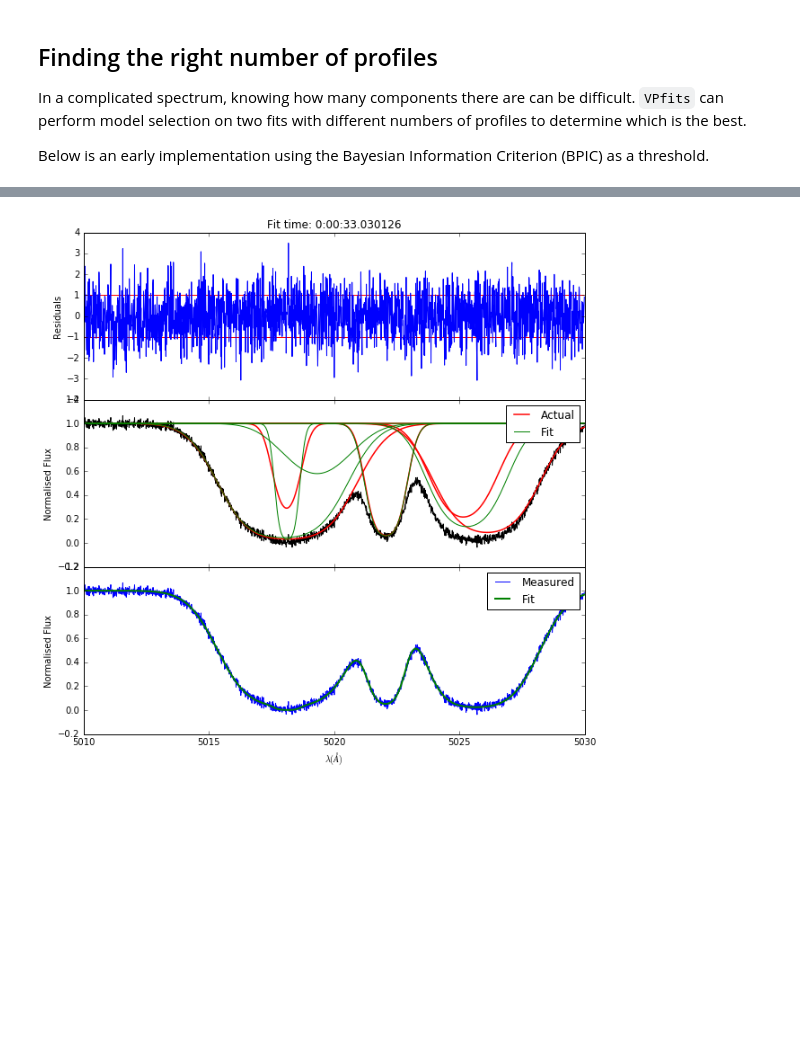
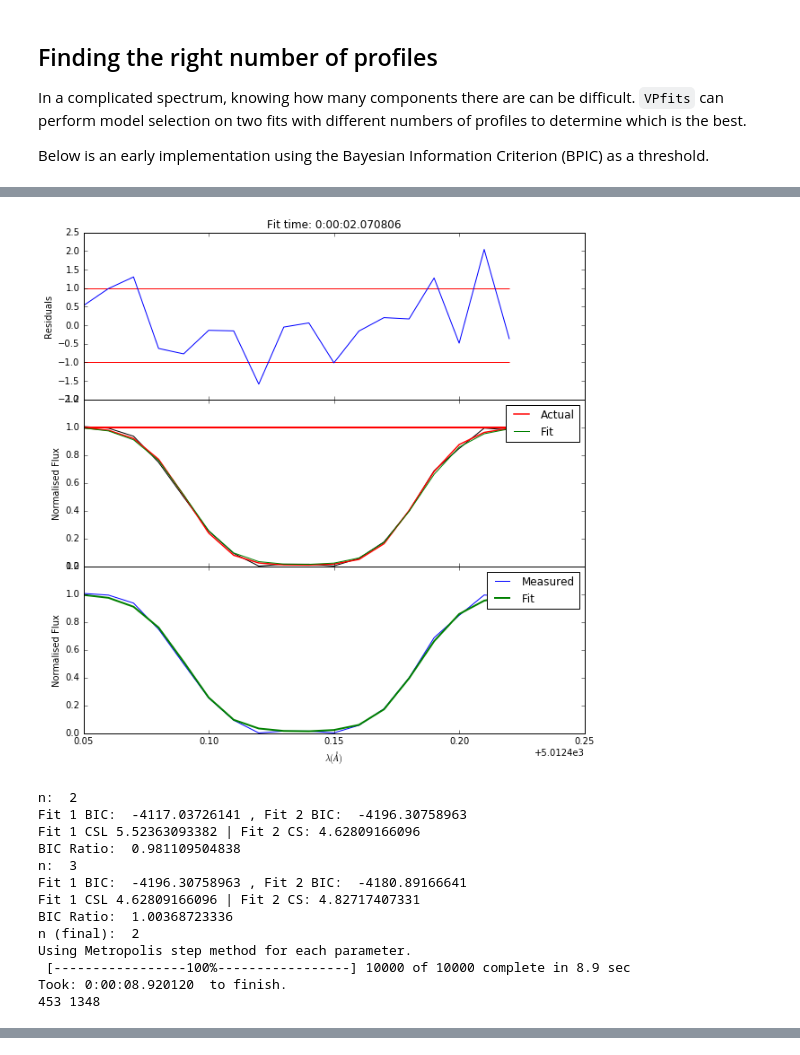
Before and after one commit to sarahappleby/VAMP, a Jupyter notebook: _introduction.ipynb, the cells around one changed output, grey strips where cells are left out. Saved outputs shown, nothing was run; the diff lists cells and outputs as text; code cells hidden in the pictures; blank space fills up the shorter version.

```diff
--- a/_introduction.ipynb
+++ b/_introduction.ipynb
@@ -79,33 +137,48 @@ In a complicated spectrum, knowing how many components there are can be difficul
 
 Below is an early implementation using the Bayesian Information Criterion (BPIC) as a threshold.
 # %%
-r = 0
-n = 1
-vpfit_2 = vpfits.VPfit()
-vpfit_2.initialise_model(wavelength_array, flux_array, n)
-vpfit_2.map_estimate()
+fits = []
 
-while r < 1:
+for i in range(len(region_arrays)):
+    wavelengths = region_arrays[i][0]
+    fluxes = region_arrays[i][1]
 
-    n += 1
-    print "n: ", n
-
-    vpfit_1 = vpfit_2
-
+    r = 0
+    n = 1
     vpfit_2 = vpfits.VPfit()
-    vpfit_2.initialise_model(wavelength_array, flux_array, n)
+    vpfit_2.initialise_model(wavelengths, fluxes, n)
     vpfit_2.map_estimate()
 
-    print "Fit 1 BIC:", vpfit_1.MAP.BIC, "| Fit 2 BIC:", vpfit_2.MAP.BIC
-    print "Fit 1 CSL", vpfits.VPfit.Chisquared(vpfit_1.total.value, flux_array), "| Fit 2 CS:", \
-            vpfits.VPfit.Chisquared(vpfit_2.total.value, flux_array)
+    while r < 1:
 
-    print "BIC Ratio: ", vpfit_1.MAP.BIC / vpfit_2.MAP.BIC
+        n += 1
+        print "n: ", n
 
-    r = vpfit_1.MAP.BIC / vpfit_2.MAP.BIC
+        vpfit_1 = vpfit_2
 
+        vpfit_2 = vpfits.VPfit()
+        vpfit_2.initialise_model(wavelengths, fluxes, n)
+        vpfit_2.map_estimate()
 
-n -= 1
-print "n (final): ", n
-vpfit_1.mcmc_fit()
+        print "Fit 1 BIC: ", vpfit_1.MAP.BIC, ", Fit 2 BIC: ", vpfit_2.MAP.BIC
+
+        print "Fit 1 CSL", vpfits.VPfit.Chisquared(vpfit_1.total.value, fluxes), "| Fit 2 CS:", \
+            vpfits.VPfit.Chisquared(vpfit_2.total.value, fluxes)
+
+        print "BIC Ratio: ", vpfit_1.MAP.BIC / vpfit_2.MAP.BIC
+
+        r = vpfit_1.MAP.BIC / vpfit_2.MAP.BIC
+
+    n -= 1
+    print "n (final): ", n
+    vpfit_1.mcmc_fit()
+
+    fits.append(vpfit_1)
+
+    start = region_pixels[i][0]
+    end = region_pixels[i][1]
+
+    print start, end
+
+    vpfit_1.plot(wavelengths, fluxes, clouds, n, start_pix=start, end_pix=end)
 # %% [output]
@@ -128,0 +194,14 @@ Took: 0:00:33.030126  to finish.
+[figure, added]
+n:  2
+Fit 1 BIC:  -4117.03726141 , Fit 2 BIC:  -4196.30758963
+Fit 1 CSL 5.52363093382 | Fit 2 CS: 4.62809166096
+BIC Ratio:  0.981109504838
+n:  3
+Fit 1 BIC:  -4196.30758963 , Fit 2 BIC:  -4180.89166641
+Fit 1 CSL 4.62809166096 | Fit 2 CS: 4.82717407331
+BIC Ratio:  1.00368723336
+n (final):  2
+Using Metropolis step method for each parameter.
+ [-----------------100%-----------------] 10000 of 10000 complete in 8.9 sec
+Took: 0:00:08.920120  to finish.
+453 1348
@@ -129,4 +208,0 @@ Took: 0:00:33.030126  to finish.
-# %%
-vpfit_1.plot(wavelength_array, flux_array, clouds, n-1)
-# %% [output]
-[figure, removed]
```
Also changed, not shown: parts of 18 cells of this notebook, 2 other files.
